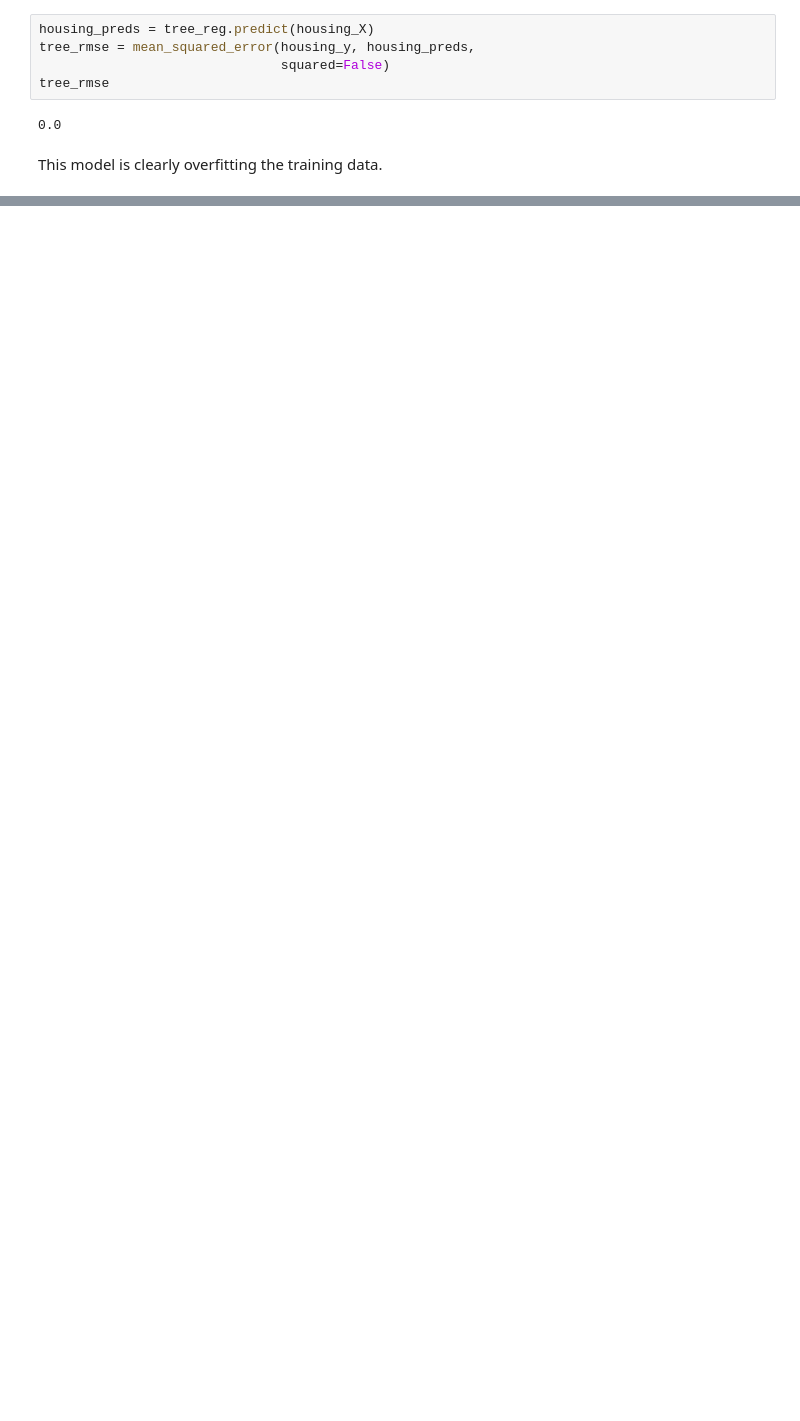
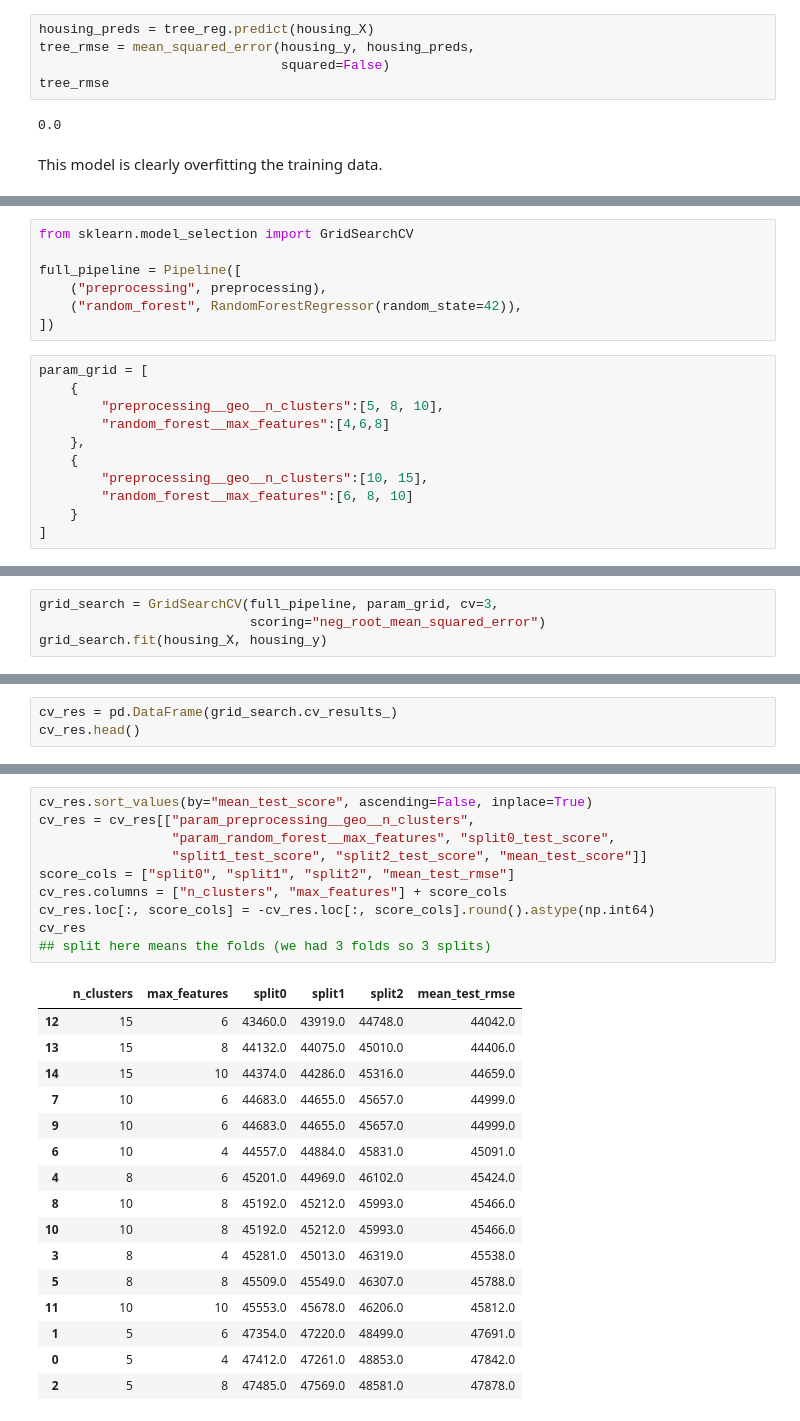
Before and after one commit to vanshuwjoshi/End-To-End-ML, a Jupyter notebook: End_To_End_ML_Problem.ipynb, the cells around one changed output, grey strips where cells are left out. Drawn from its saved outputs; the diff is of its cells as text; blank space fills up the shorter version.

Commit message:
Model implementation, fine-tuning, predictions

```diff
--- a/End_To_End_ML_Problem.ipynb
+++ b/End_To_End_ML_Problem.ipynb
@@ -912,0 +994,18 @@ This model is clearly overfitting the training data.
+# %%
+from sklearn.model_selection import GridSearchCV
+
+full_pipeline = Pipeline([
+    ("preprocessing", preprocessing),
+    ("random_forest", RandomForestRegressor(random_state=42)),
+])
+# %%
+param_grid = [
+    {
+        "preprocessing__geo__n_clusters":[5, 8, 10],
+        "random_forest__max_features":[4,6,8]
+    },
+    {
+        "preprocessing__geo__n_clusters":[10, 15],
+        "random_forest__max_features":[6, 8, 10]
+    }
+]
@@ -912,0 +1020,4 @@ This model is clearly overfitting the training data.
+# %%
+grid_search = GridSearchCV(full_pipeline, param_grid, cv=3,
+                           scoring="neg_root_mean_squared_error")
+grid_search.fit(housing_X, housing_y)
@@ -912,0 +1068,3 @@ This model is clearly overfitting the training data.
+# %%
+cv_res = pd.DataFrame(grid_search.cv_results_)
+cv_res.head()
@@ -912,0 +1078,27 @@ This model is clearly overfitting the training data.
+# %%
+cv_res.sort_values(by="mean_test_score", ascending=False, inplace=True)
+cv_res = cv_res[["param_preprocessing__geo__n_clusters",
+                 "param_random_forest__max_features", "split0_test_score",
+                 "split1_test_score", "split2_test_score", "mean_test_score"]]
+score_cols = ["split0", "split1", "split2", "mean_test_rmse"]
+cv_res.columns = ["n_clusters", "max_features"] + score_cols
+cv_res.loc[:, score_cols] = -cv_res.loc[:, score_cols].round().astype(np.int64)
+cv_res
+## split here means the folds (we had 3 folds so 3 splits)
+# %% [output]
+|  | n_clusters | max_features | split0 | split1 | split2 | mean_test_rmse |
+| 12 | 15 | 6 | 43460.0 | 43919.0 | 44748.0 | 44042.0 |
+| 13 | 15 | 8 | 44132.0 | 44075.0 | 45010.0 | 44406.0 |
+| 14 | 15 | 10 | 44374.0 | 44286.0 | 45316.0 | 44659.0 |
+| 7 | 10 | 6 | 44683.0 | 44655.0 | 45657.0 | 44999.0 |
+| 9 | 10 | 6 | 44683.0 | 44655.0 | 45657.0 | 44999.0 |
+| 6 | 10 | 4 | 44557.0 | 44884.0 | 45831.0 | 45091.0 |
+| 4 | 8 | 6 | 45201.0 | 44969.0 | 46102.0 | 45424.0 |
+| 8 | 10 | 8 | 45192.0 | 45212.0 | 45993.0 | 45466.0 |
+| 10 | 10 | 8 | 45192.0 | 45212.0 | 45993.0 | 45466.0 |
+| 3 | 8 | 4 | 45281.0 | 45013.0 | 46319.0 | 45538.0 |
+| 5 | 8 | 8 | 45509.0 | 45549.0 | 46307.0 | 45788.0 |
+| 11 | 10 | 10 | 45553.0 | 45678.0 | 46206.0 | 45812.0 |
+| 1 | 5 | 6 | 47354.0 | 47220.0 | 48499.0 | 47691.0 |
+| 0 | 5 | 4 | 47412.0 | 47261.0 | 48853.0 | 47842.0 |
+| 2 | 5 | 8 | 47485.0 | 47569.0 | 48581.0 | 47878.0 |
```
Also changed, not shown: parts of 37 cells of this notebook.
